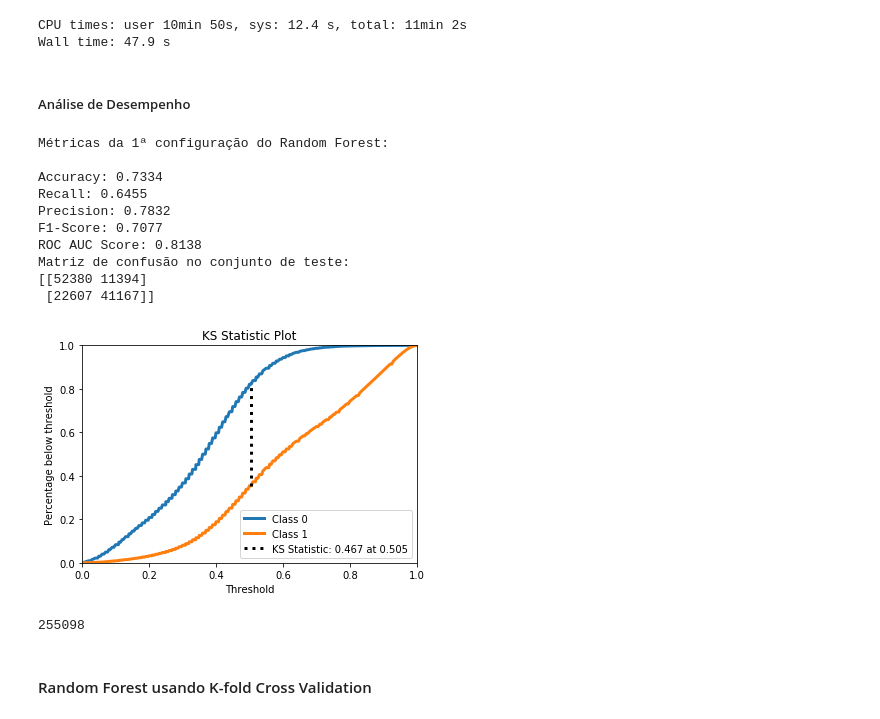
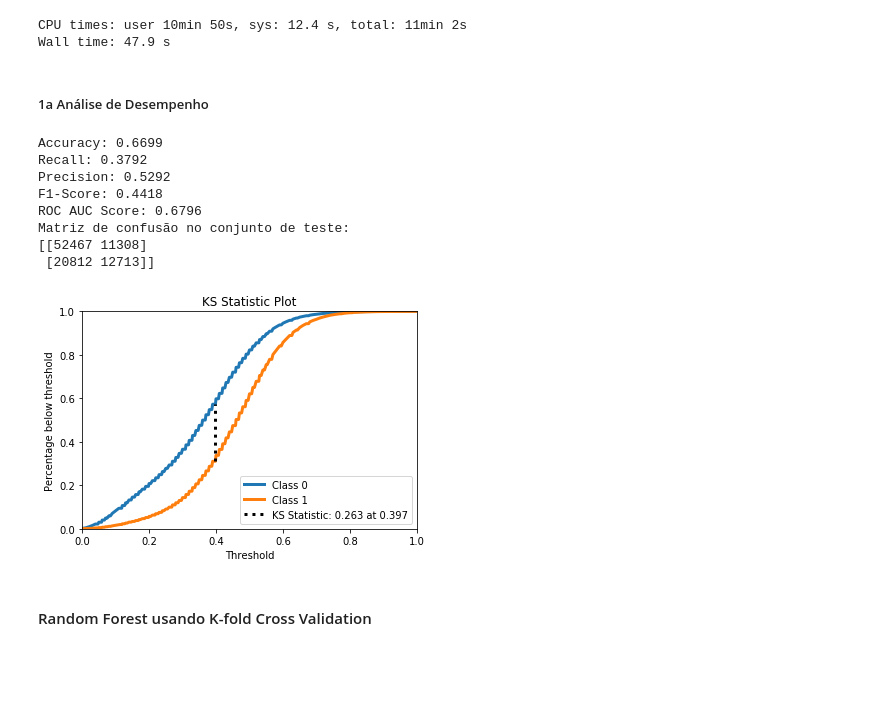
Before and after one commit to KilnerJhow/redes-neurais, a Jupyter notebook: projeto_redes_neurais.ipynb, the cells around one changed output. Saved outputs shown, nothing was run; the diff lists cells and outputs as text; code cells hidden in the pictures; blank space fills up the shorter version.

```diff
--- a/projeto_redes_neurais.ipynb
+++ b/projeto_redes_neurais.ipynb
@@ -441,30 +430,23 @@ history_rf = clf_rf.fit(X_train, y_train)
 CPU times: user 10min 50s, sys: 12.4 s, total: 11min 2s
 Wall time: 47.9 s
 # %%
-y_valid_pred_rf = clf_rf.predict(X_valid)
+y_test_pred_rf = clf_rf.predict(X_test)
 # %%
-y_valid_proba_rf = clf_rf.predict_proba(X_valid)
+y_test_proba_rf = clf_rf.predict_proba(X_test)
 # %% [markdown]
-##### Análise de Desempenho
+##### 1a Análise de Desempenho
-# %%
-print('Métricas da 1ª configuração do Random Forest:\n')
-print_metrics(y_valid, y_valid_pred_rf, y_valid_proba_rf)
-# %% [output]
-Métricas da 1ª configuração do Random Forest:
-
-Accuracy: 0.7334
-Recall: 0.6455
-Precision: 0.7832
-F1-Score: 0.7077
-ROC AUC Score: 0.8138
-Matriz de confusão no conjunto de teste:
-[[52380 11394]
- [22607 41167]]
-[figure, removed]
-# %%
-len(X_train)
-# %% [output]
-255098
+# %%
+print_metrics(y_test, y_test_pred_rf, y_test_proba_rf)
+# %% [output]
+Accuracy: 0.6699
+Recall: 0.3792
+Precision: 0.5292
+F1-Score: 0.4418
+ROC AUC Score: 0.6796
+Matriz de confusão no conjunto de teste:
+[[52467 11308]
+ [20812 12713]]
+[figure, added]
 # %% [markdown]
 #### Random Forest usando K-fold Cross Validation
 # %% [markdown]
```
Also changed, not shown: parts of 5 cells of this notebook.
